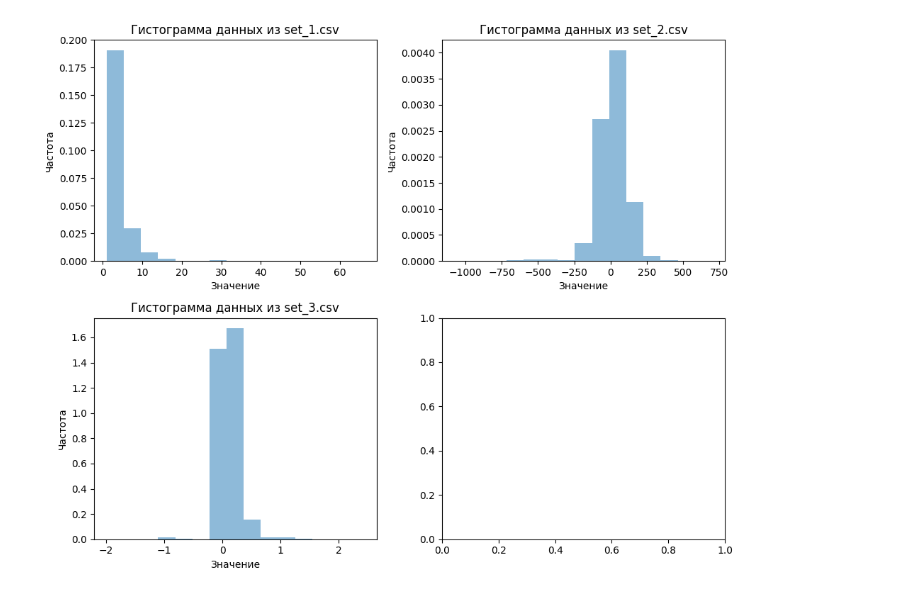
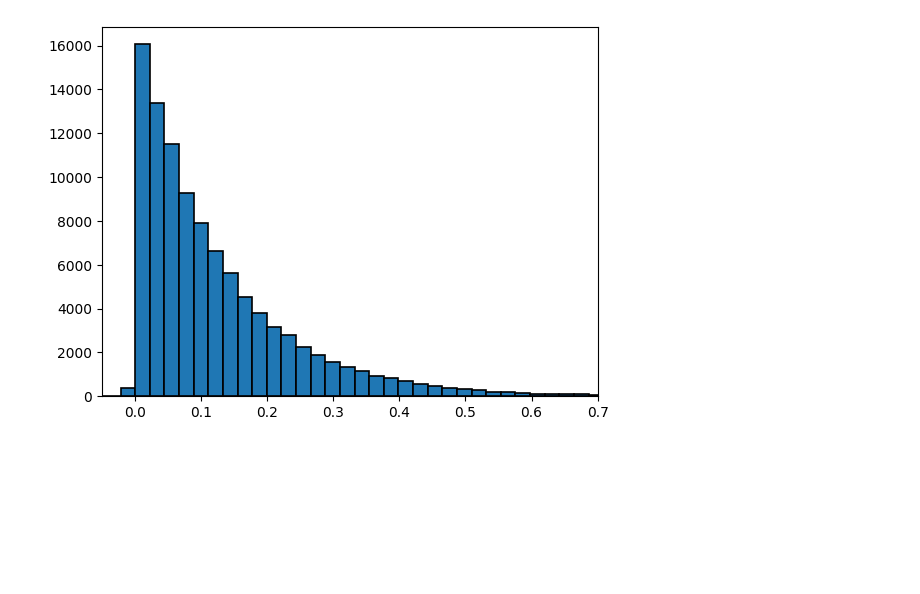
Before and after one commit to ALFecki/matstat, a Jupyter notebook: lab-1/lab1.ipynb, the cells around one changed output. Cells and saved outputs as stored; diff of their text form; code cells hidden in the pictures; blank space fills up the shorter version.

```diff
--- a/lab-1/lab1.ipynb
+++ b/lab-1/lab1.ipynb
@@ -35,0 +31,3 @@ please provide us feedback at https://github.com/pandas-dev/pandas/issues/54466
+# %%
+data_sets_files = ["set_1.csv", "set_2.csv", "set_3.csv"]
+data_sets = [pd.read_csv(filename, header=None).values.flatten() for filename in data_sets_files]
@@ -36,22 +82,21 @@ please provide us feedback at https://github.com/pandas-dev/pandas/issues/54466
 # %%
-import matplotlib.pyplot as plt
+bins = 200
+width = 0.8
+data_set = data_sets[2]
+plt.hist(data_set, bins=bins, edgecolor='black', linewidth=1.2)
 
-num_rows = 2
-num_cols = 2
+min_val = -0.05
+max_val = 0.7
+plt.xlim(min_val, max_val)
 
-fig, axes = plt.subplots(num_rows, num_cols, tight_layout=True, figsize=(10, 8))
+bin_width = (max_val - min_val) / bins
 
-for i, (data_set, set_name) in enumerate(zip(data_sets, data_sets_files)):
-    row = i // num_cols
-    col = i % num_cols
-    axes[row, col].hist(data_set, bins=15, density=True, alpha=0.5)
+positions = [min_val + bin_width * i for i in range(bins)]
 
-    axes[row, col].set_xlabel('Значение')
-    axes[row, col].set_ylabel('Частота')
-    axes[row, col].set_title(f'Гистограмма данных из {set_name}')
-
-plt.tight_layout()
+for pos in positions:
+    rect = plt.Rectangle((pos - width / 2, 0), width, 0, alpha=0.7)
+    plt.gca().add_patch(rect)
 
 plt.show()
 # %% [output]
-[figure, old version]
+[figure, new version]
```
Also changed, not shown: parts of 14 cells of this notebook, 1 other file.
